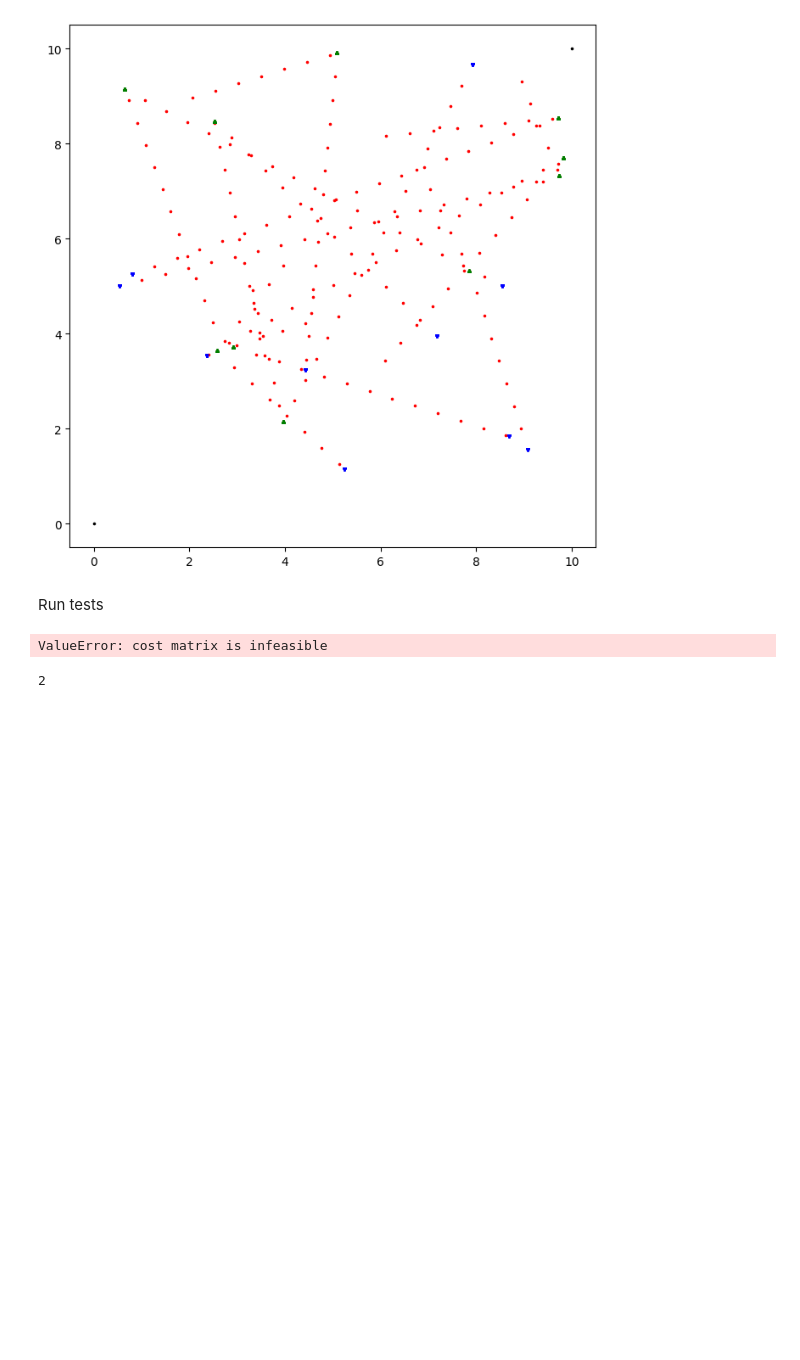
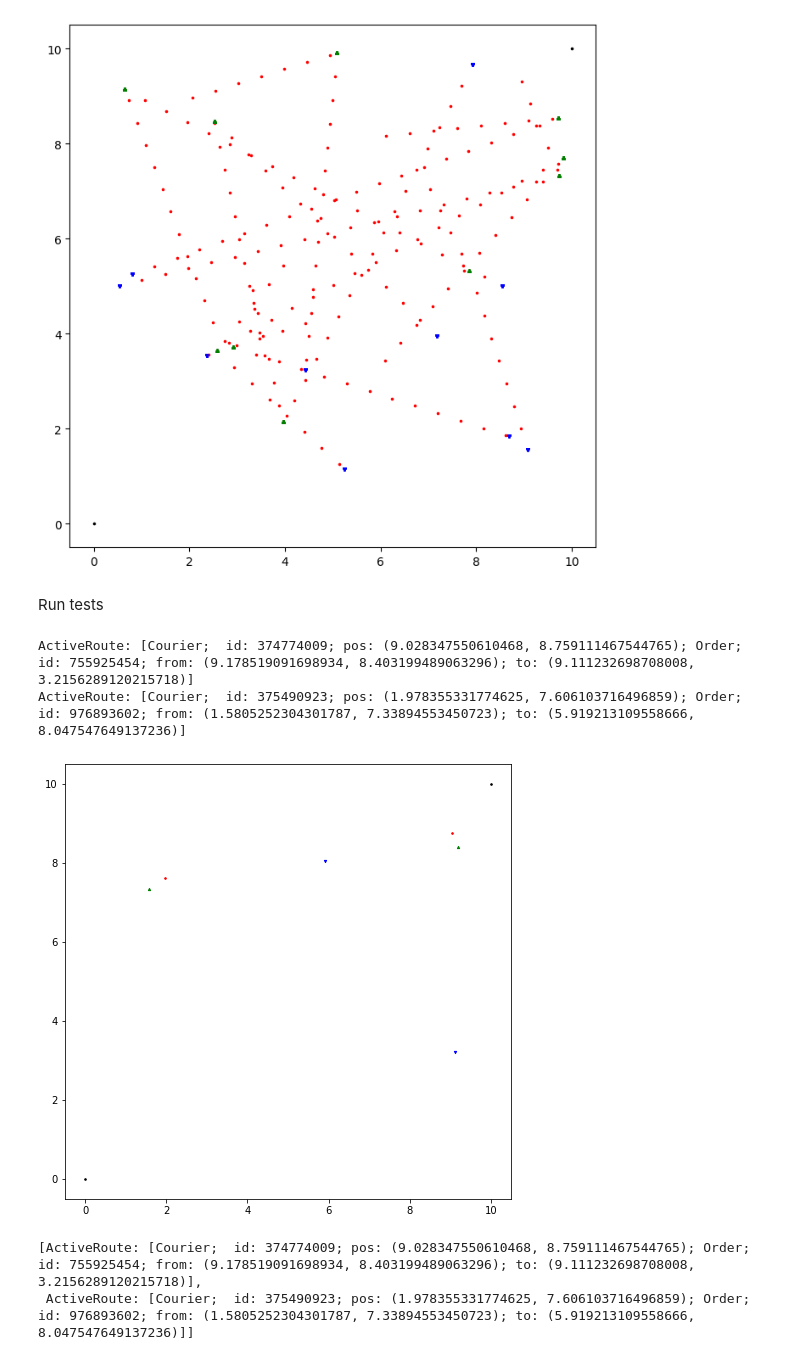
Before and after one commit to limon8884/delivery-RL, a Jupyter notebook: notebook.ipynb, the cells around one changed output. Drawn from its saved outputs; the diff is of its cells as text; code cells hidden in the pictures; blank space fills up the shorter version.

Commit message:
working simulator

```diff
--- a/notebook.ipynb
+++ b/notebook.ipynb
@@ -48,9 +54,27 @@ sim = BaseSimulator(dsp)
+# %%
+dsp = Dispatch()
+sim = BaseSimulator(dsp, 0.1)
+
+fig, ax = plt.subplots()
+fig.set_figheight(8)
+fig.set_figwidth(8)
+
+sim.corner_bounds[0].plot(ax, color='black')
+sim.corner_bounds[1].plot(ax, color='black')
+
+all_metrics = []
+for i in range(1):
+    metrics = sim.GetMetrics()
+    all_metrics.append(metrics)
+    sim.Next()
+    for ar in sim.active_routes:
+        ar.plot(ax)
+# %% [output]
+ActiveRoute: [Courier;  id: 374774009; pos: (9.028347550610468, 8.759111467544765); Order; id: 755925454; from: (9.178519091698934, 8.403199489063296); to: (9.111232698708008, 3.2156289120215718)]
+ActiveRoute: [Courier;  id: 375490923; pos: (1.978355331774625, 7.606103716496859); Order; id: 976893602; from: (1.5805252304301787, 7.33894553450723); to: (5.919213109558666, 8.047547649137236)]
+[figure, added]
 # %%
-sim.Next()
+sim.active_routes
 # %% [output]
-ValueError: cost matrix is infeasible
+[ActiveRoute: [Courier;  id: 374774009; pos: (9.028347550610468, 8.759111467544765); Order; id: 755925454; from: (9.178519091698934, 8.403199489063296); to: (9.111232698708008, 3.2156289120215718)],
+ ActiveRoute: [Courier;  id: 375490923; pos: (1.978355331774625, 7.606103716496859); Order; id: 976893602; from: (1.5805252304301787, 7.33894553450723); to: (5.919213109558666, 8.047547649137236)]]
-# %%
-# dsp(sim.free_orders, sim.free_couriers, sim.active_routes)
-len(sim.free_orders)
-# %% [output]
-2
```
Also changed, not shown: parts of 12 cells of this notebook, 4 other files.
